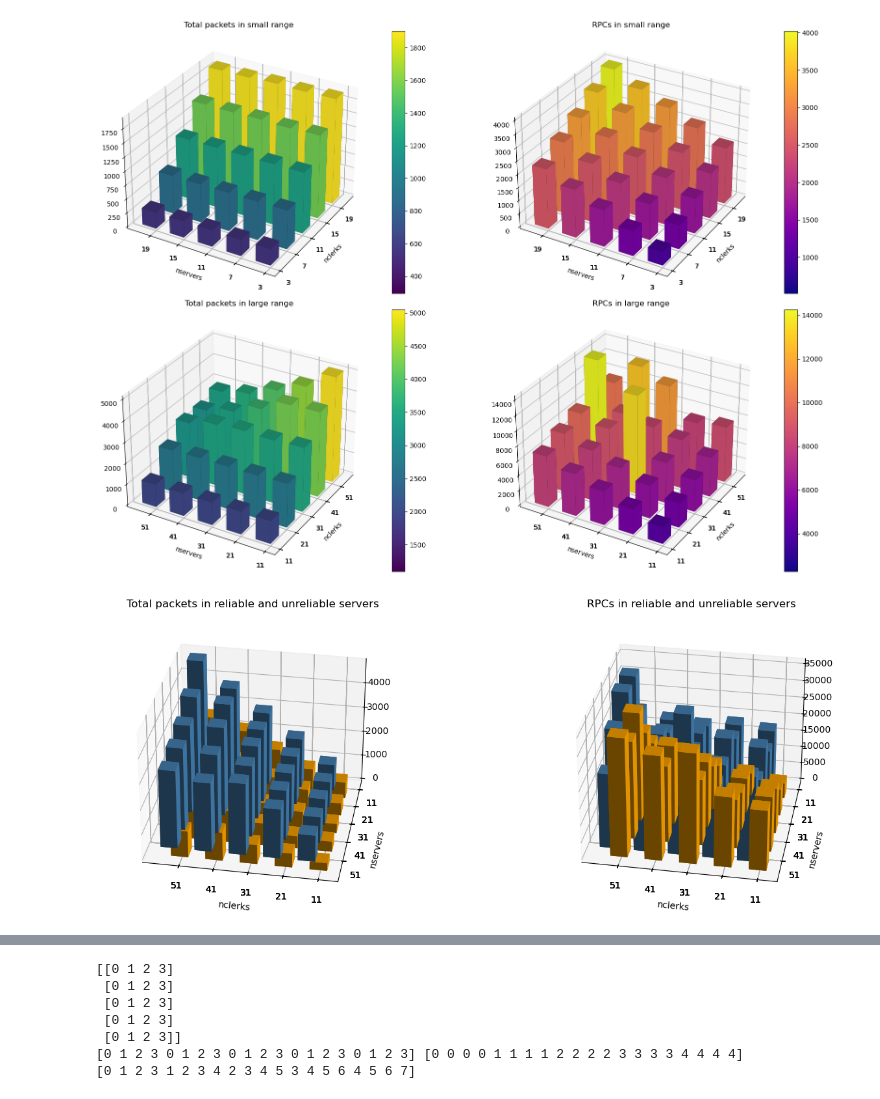
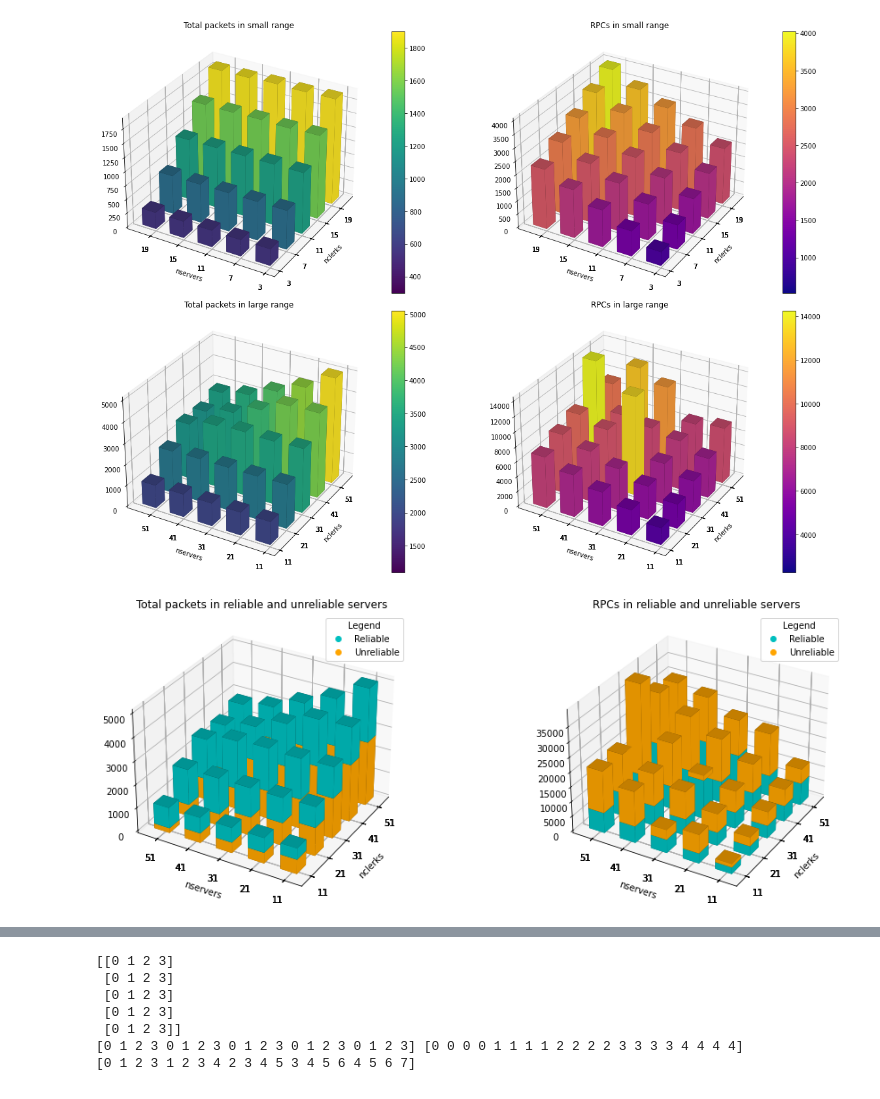
Before and after one commit to AmyTao/MyDNS, a Jupyter notebook: src/client_tests/vis_result.ipynb, the cells around one changed output, grey strips where cells are left out. Saved outputs shown, nothing was run; the diff lists cells and outputs as text; code cells hidden in the pictures.

Commit message:
visual

```diff
--- a/src/client_tests/vis_result.ipynb
+++ b/src/client_tests/vis_result.ipynb
@@ -182,6 +182,7 @@ plt.show()
 # %% [output]
 [figure]
 # %%
+import matplotlib as mpl
 result = pd.read_csv('../flood_test_grid.csv')
 result_reliable = result[result['unreliable'] == False]
 result_unreliable = result[result['unreliable'] == True]
@@ -200,37 +201,51 @@ nclerk_reliable = result_reliable_filtered['nclerk']
 nservers_reliable = result_reliable_filtered['nservers']
 total_packets_reliable = result_reliable_filtered['total_packets']
 rpcs_reliable = result_reliable_filtered['rpcs']
 
 nclerk_unreliable = result_unreliable_filtered['nclerk']
 nservers_unreliable = result_unreliable_filtered['nservers']
 total_packets_unreliable = result_unreliable_filtered['total_packets']
 rpcs_unreliable = result_unreliable_filtered['rpcs']
 
 
 bottom_reliable = np.zeros_like(total_packets_reliable)
 bottom_unreliable1 = np.zeros_like(total_packets_unreliable)
 width = depth = 5
 
-ax1.bar3d(nclerk_reliable+2, nservers_reliable-2, bottom_reliable, width, depth, total_packets_reliable, shade=True, color='steelblue',alpha=1)
-ax1.bar3d(nclerk_unreliable-2, nservers_unreliable+2, bottom_unreliable1, width, depth, total_packets_unreliable, shade=True, color='orange',alpha=1)
+
+
+total_packets_difference = [a-b for a,b in zip(total_packets_reliable.tolist(),total_packets_unreliable.tolist())]
+ax1.bar3d(nclerk_unreliable-2, nservers_unreliable-2, np.zeros_like(total_packets_unreliable), width, depth, total_packets_unreliable, shade=True, color='orange',alpha=1)
+ax1.bar3d(nclerk_unreliable-2, nservers_unreliable-2, total_packets_unreliable, width, depth, total_packets_difference, shade=True, color='c',alpha=1)
 ax1.set_xticks(nclerk_reliable)
 ax1.set_yticks(nservers_reliable)
-ax1.view_init(30, 100)
+ax1.view_init(30, 210)
 ax1.set_title('Total packets in reliable and unreliable servers')
 ax1.set_xlabel('nclerks')
 ax1.set_ylabel('nservers')
 
+colors = ['c', 'orange']
+labels = ['Reliable ', 'Unreliable']
+legend_lines = [mpl.lines.Line2D([0], [0], linestyle="none", marker='o', c=colors[y]) for y in [0,1]]
+ax1.legend(legend_lines, labels, numpoints=1, title='Legend')
 
+rpcs_difference = [b-a for a,b in zip(rpcs_reliable.tolist(),rpcs_unreliable.tolist())]
 bottom_unreliable2 = np.zeros_like(rpcs_unreliable)
-ax2.bar3d(nclerk_reliable+2, nservers_reliable-2, bottom_reliable, width, depth, rpcs_reliable, shade=True, color='steelblue',alpha=1)
-ax2.bar3d(nclerk_unreliable-2, nservers_unreliable+2, bottom_unreliable2, width, depth, rpcs_unreliable, shade=True, color='orange',alpha=1)
+ax2.bar3d(nclerk_reliable-2, nservers_reliable-2, bottom_reliable, width, depth, rpcs_reliable, shade=True, color='c',alpha=1)
+ax2.bar3d(nclerk_unreliable-2, nservers_unreliable-2, rpcs_reliable, width, depth, rpcs_difference, shade=True, color='orange',alpha=1)
 ax2.set_xticks(nclerk_reliable)
 ax2.set_yticks(nservers_reliable)
-ax2.view_init(30, 100)
+ax2.view_init(30, 210)
 ax2.set_title('RPCs in reliable and unreliable servers')
 ax2.set_xlabel('nclerks')
 ax2.set_ylabel('nservers')
 
+
+colors = ['c', 'orange']
+labels = ['Reliable ', 'Unreliable']
+legend_lines = [mpl.lines.Line2D([0], [0], linestyle="none", marker='o', c=colors[y]) for y in [0,1]]
+ax2.legend(legend_lines, labels, numpoints=1, title='Legend')
+
 plt.show()
 # %% [output]
-[figure, old version]
+[figure, new version]
```
Also changed, not shown: parts of 2 cells of this notebook.
